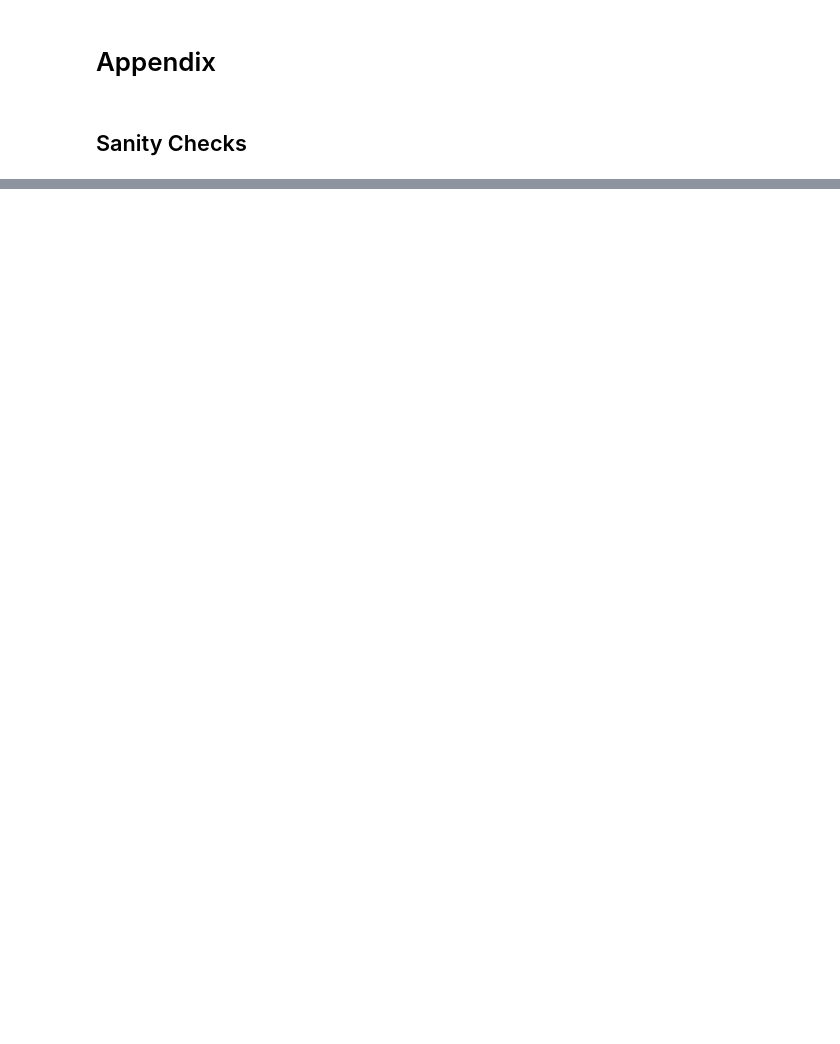
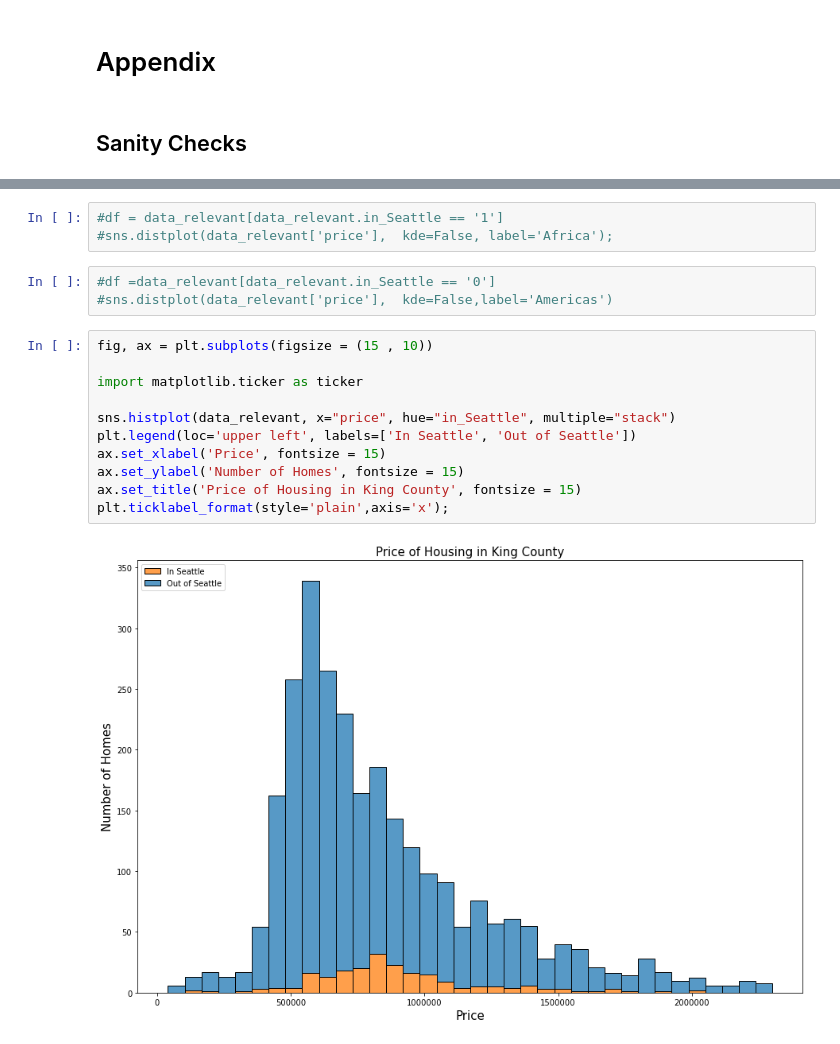
Before and after one commit to albertcchen/dsc-phase-2-project, a Jupyter notebook: Data_Dive-Scaling-Sklearn-Models.ipynb, the cells around one changed output, grey strips where cells are left out. Saved outputs shown, nothing was run; the diff lists cells and outputs as text; blank space fills up the shorter version.

```diff
--- a/Data_Dive-Scaling-Sklearn-Models.ipynb
+++ b/Data_Dive-Scaling-Sklearn-Models.ipynb
@@ -672,0 +749,19 @@ It appears the variables `'bathrooms'`, `'sqft_living'`, `'grade_code'`, and `'b
+# %%
+#df = data_relevant[data_relevant.in_Seattle == '1']
+#sns.distplot(data_relevant['price'],  kde=False, label='Africa');
+# %%
+#df =data_relevant[data_relevant.in_Seattle == '0']
+#sns.distplot(data_relevant['price'],  kde=False,label='Americas')
+# %%
+fig, ax = plt.subplots(figsize = (15 , 10))
+
+import matplotlib.ticker as ticker
+
+sns.histplot(data_relevant, x="price", hue="in_Seattle", multiple="stack")
+plt.legend(loc='upper left', labels=['In Seattle', 'Out of Seattle'])
+ax.set_xlabel('Price', fontsize = 15)
+ax.set_ylabel('Number of Homes', fontsize = 15)
+ax.set_title('Price of Housing in King County', fontsize = 15)
+plt.ticklabel_format(style='plain',axis='x');
+# %% [output]
+[figure, added]
```
Also changed, not shown: parts of 34 cells of this notebook, 3 other files.
